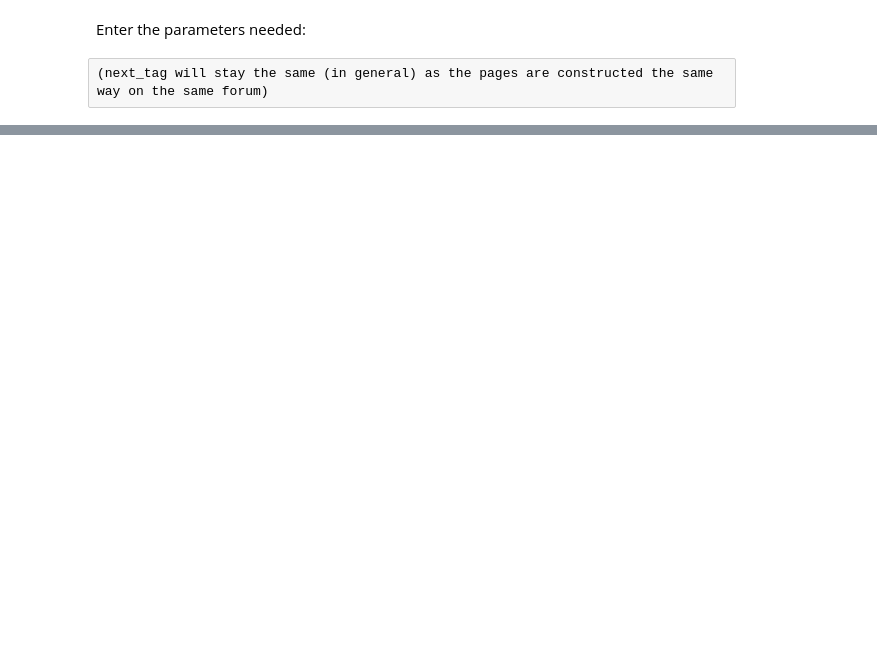
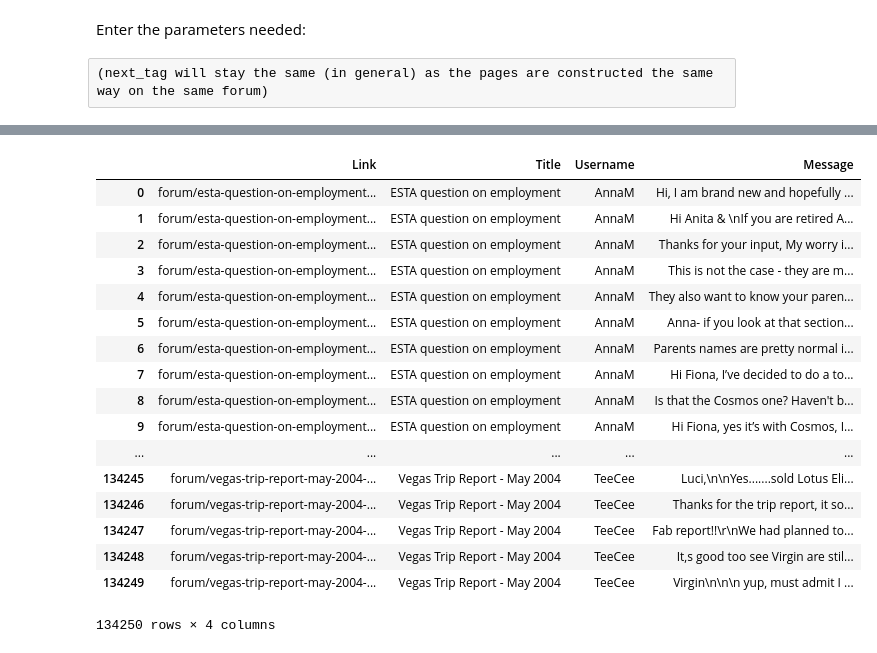
Before and after one commit to chili-epfl/chatModular, a Jupyter notebook: Python/JupyterNotebooks/Generalized Forum Scraping.ipynb, the cells around one changed output, grey strips where cells are left out. Drawn from its saved outputs; the diff is of its cells as text; code cells hidden in the pictures; blank space fills up the shorter version.

Commit message:
scrape messages first try

```diff
--- a/Python/JupyterNotebooks/Generalized Forum Scraping.ipynb
+++ b/Python/JupyterNotebooks/Generalized Forum Scraping.ipynb
@@ -284,0 +287,7 @@ print(posts)
+# %%
+import re
+text = soup.find(text=re.compile(msg1))
+if text is None:
+    print("Unable to scrape this text from this forum")
+else:
+    message_tags = find_tag(text.parent, msg2, [])
@@ -284,0 +298,2 @@ print(posts)
+# %%
+message_posts = collect(threads, message_tags, collect_post_data, 'Message')
@@ -284,0 +324,2 @@ print(posts)
+# %%
+posts = pd.merge(user_posts, message_posts, on='Link', how='inner')
@@ -284,0 +347,24 @@ print(posts)
+# %%
+merged_df = pd.merge(threads, posts, on='Link', how='inner')
+merged_df.to_json('C:/Users/Meret/Documents/EPFL/3Annee/Semestre_5/Projet/Forum_Chatbot/Forum Data/holiday_truths_threads_myscraping.json')
+# %%
+merged_df
+# %% [output]
+|  | Link | Title | Username | Message |
+| 0 | forum/esta-question-on-employment... | ESTA question on employment | AnnaM | Hi, I am brand new and hopefully ... |
+| 1 | forum/esta-question-on-employment... | ESTA question on employment | AnnaM | Hi Anita & \nIf you are retired A... |
+| 2 | forum/esta-question-on-employment... | ESTA question on employment | AnnaM | Thanks for your input, My worry i... |
+| 3 | forum/esta-question-on-employment... | ESTA question on employment | AnnaM | This is not the case - they are m... |
+| 4 | forum/esta-question-on-employment... | ESTA question on employment | AnnaM | They also want to know your paren... |
+| 5 | forum/esta-question-on-employment... | ESTA question on employment | AnnaM | Anna- if you look at that section... |
+| 6 | forum/esta-question-on-employment... | ESTA question on employment | AnnaM | Parents names are pretty normal i... |
+| 7 | forum/esta-question-on-employment... | ESTA question on employment | AnnaM | Hi Fiona, I’ve decided to do a to... |
+| 8 | forum/esta-question-on-employment... | ESTA question on employment | AnnaM | Is that the Cosmos one? Haven't b... |
+| 9 | forum/esta-question-on-employment... | ESTA question on employment | AnnaM | Hi Fiona, yes it’s with Cosmos, I... |
+| ... | ... | ... | ... | ... |
+| 134245 | forum/vegas-trip-report-may-2004-... | Vegas Trip Report - May 2004 | TeeCee | Luci,\n\nYes.......sold Lotus Eli... |
+| 134246 | forum/vegas-trip-report-may-2004-... | Vegas Trip Report - May 2004 | TeeCee | Thanks for the trip report, it so... |
+| 134247 | forum/vegas-trip-report-may-2004-... | Vegas Trip Report - May 2004 | TeeCee | Fab report!!\r\nWe had planned to... |
+| 134248 | forum/vegas-trip-report-may-2004-... | Vegas Trip Report - May 2004 | TeeCee | It,s good too see Virgin are stil... |
+| 134249 | forum/vegas-trip-report-may-2004-... | Vegas Trip Report - May 2004 | TeeCee | Virgin\n\n\n yup, must admit I ... |
+134250 rows × 4 columns
```
Also changed, not shown: parts of 26 cells of this notebook.
